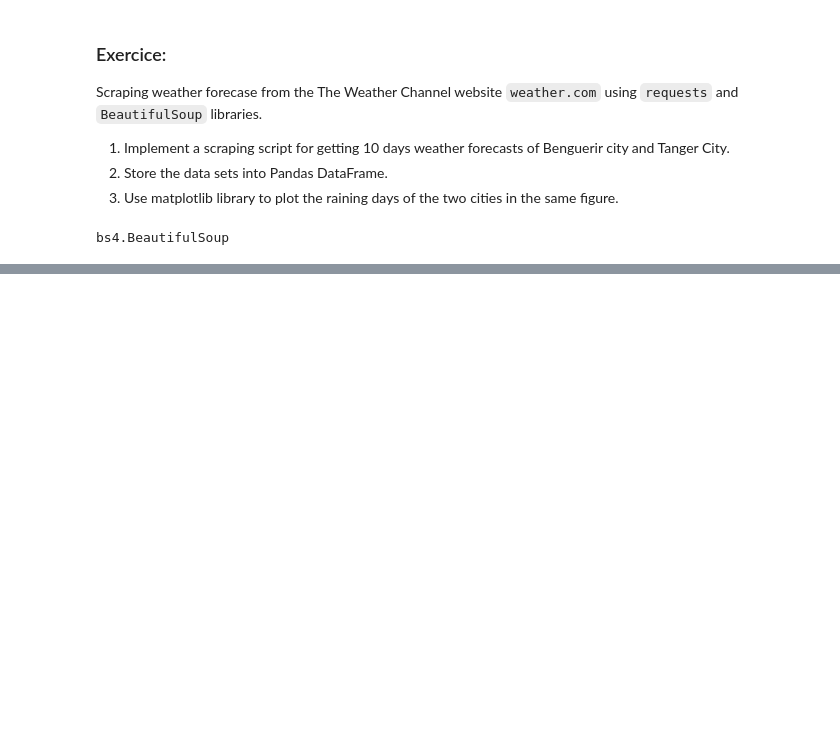
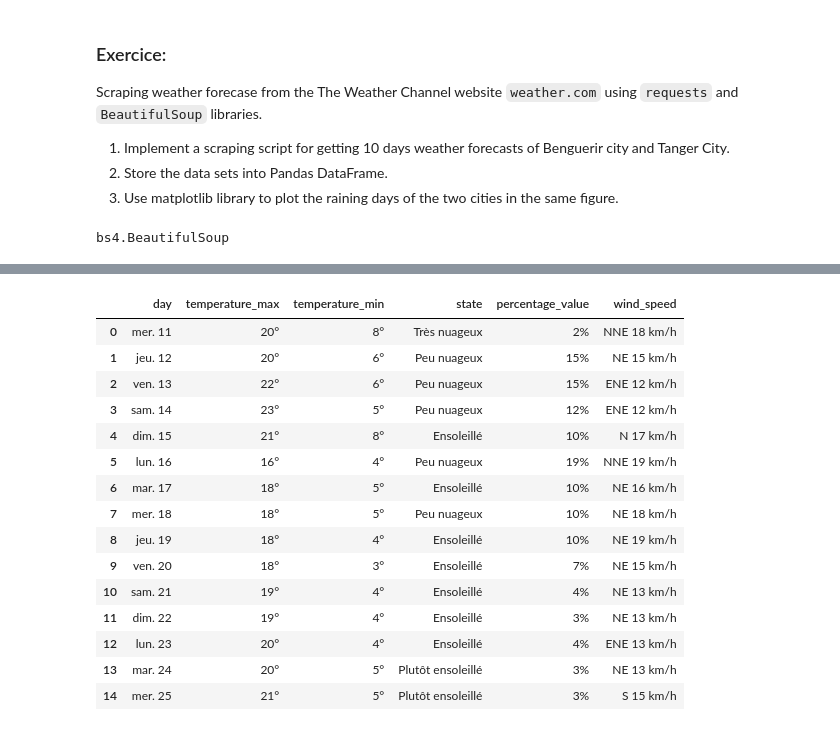
Before and after one commit to Borel677/M111-Advanced-Python-and-Database-Management, a Jupyter notebook: day04/assignment/forecast data scraping.ipynb, the cells around one changed output, grey strips where cells are left out. Drawn from its saved outputs; the diff is of its cells as text; code cells hidden in the pictures; blank space fills up the shorter version.

```diff
--- a/day04/assignment/forecast data scraping.ipynb
+++ b/day04/assignment/forecast data scraping.ipynb
@@ -213,0 +258,22 @@ for city in cities:
+# %%
+#pandas dataframe BenGuerir
+
+df.columns = columns
+df
+# %% [output]
+|  | day | temperature_max | temperature_min | state | percentage_value | wind_speed |
+| 0 | mer. 11 | 20° | 8° | Très nuageux | 2% | NNE 18 km/h |
+| 1 | jeu. 12 | 20° | 6° | Peu nuageux | 15% | NE 15 km/h |
+| 2 | ven. 13 | 22° | 6° | Peu nuageux | 15% | ENE 12 km/h |
+| 3 | sam. 14 | 23° | 5° | Peu nuageux | 12% | ENE 12 km/h |
+| 4 | dim. 15 | 21° | 8° | Ensoleillé | 10% | N 17 km/h |
+| 5 | lun. 16 | 16° | 4° | Peu nuageux | 19% | NNE 19 km/h |
+| 6 | mar. 17 | 18° | 5° | Ensoleillé | 10% | NE 16 km/h |
+| 7 | mer. 18 | 18° | 5° | Peu nuageux | 10% | NE 18 km/h |
+| 8 | jeu. 19 | 18° | 4° | Ensoleillé | 10% | NE 19 km/h |
+| 9 | ven. 20 | 18° | 3° | Ensoleillé | 7% | NE 15 km/h |
+| 10 | sam. 21 | 19° | 4° | Ensoleillé | 4% | NE 13 km/h |
+| 11 | dim. 22 | 19° | 4° | Ensoleillé | 3% | NE 13 km/h |
+| 12 | lun. 23 | 20° | 4° | Ensoleillé | 4% | ENE 13 km/h |
+| 13 | mar. 24 | 20° | 5° | Plutôt ensoleillé | 3% | NE 13 km/h |
+| 14 | mer. 25 | 21° | 5° | Plutôt ensoleillé | 3% | S 15 km/h |
```
Also changed, not shown: parts of 15 cells of this notebook.
